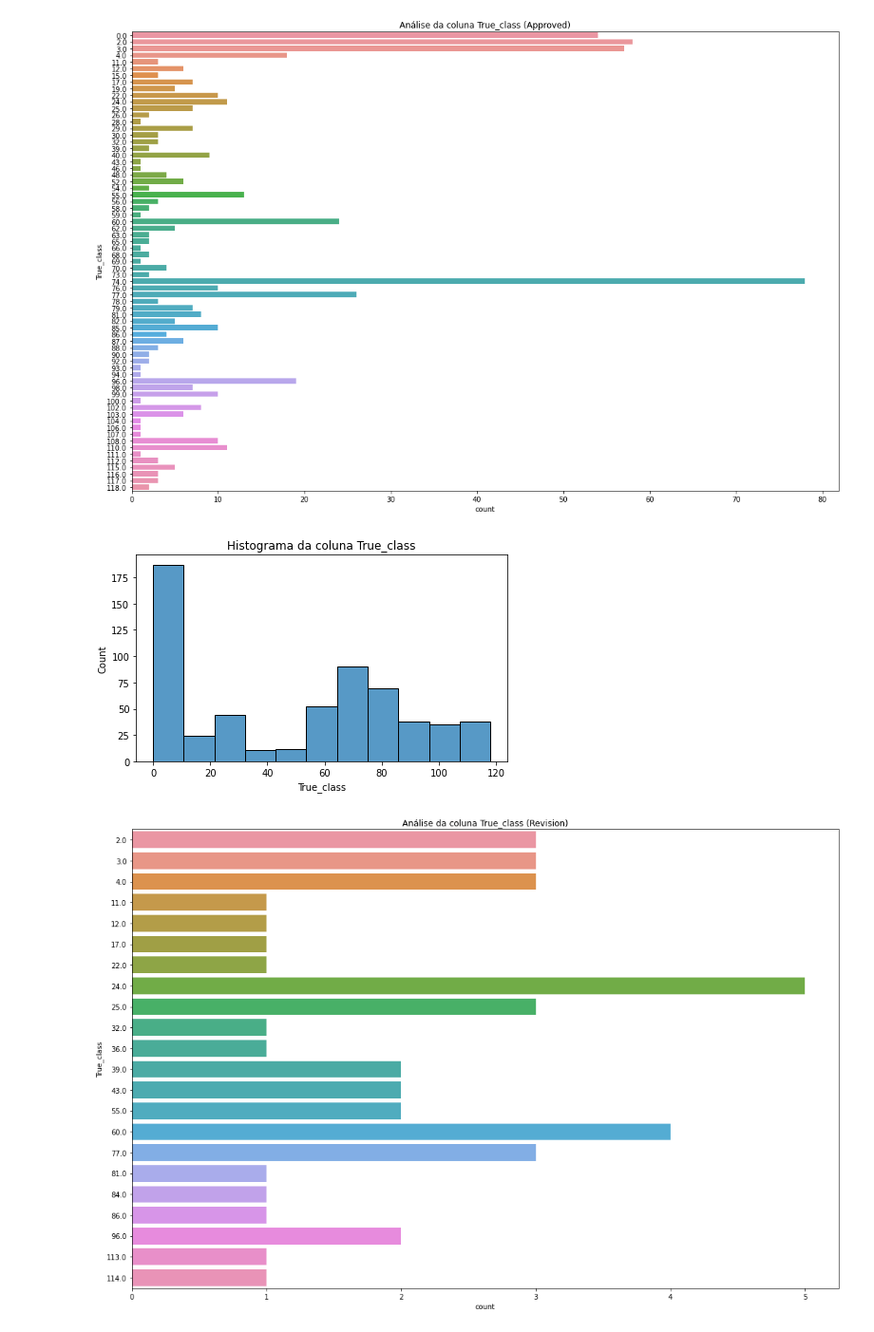
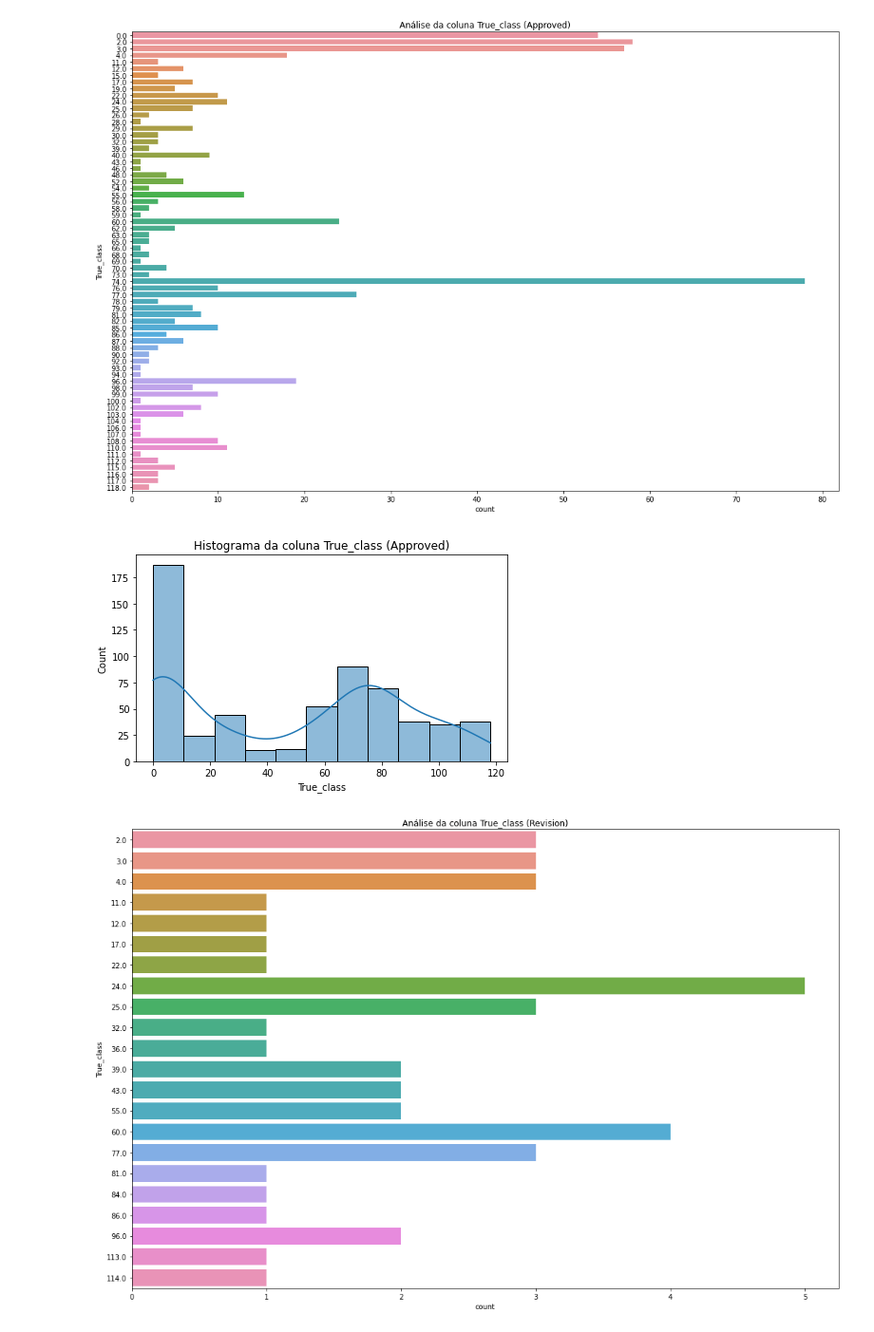
Before and after one commit to rafaelgreca/teste-smarkio-dsml, a Jupyter notebook: main.ipynb, the cells around one changed output. Shown at 95% size. Cells and saved outputs as stored; diff of their text form; code cells hidden in the pictures.

```diff
--- a/main.ipynb
+++ b/main.ipynb
@@ -190,18 +194,18 @@ fig.savefig('images/analise_true_class.png')
 # %%
 #analisando o histograma da coluna 'True_class'
 fig = plt.figure(figsize=(7, 4))
-plt.title('Histograma da coluna True_class')
-sns.histplot(dados_analise_ml_semnull_approved['True_class'])
+plt.title('Histograma da coluna True_class (Approved)')
+sns.histplot(dados_analise_ml_semnull_approved['True_class'], kde=True)
 fig.savefig('images/histograma_true_class.png')
 
 #através do gráfico anterior (countplot) e do histograma mostrado abaixo
 #podemos perceber que as classes não são uniformemente distribuída, pois temos
 #mais classes 0, 2, 3, 4, 60, 74 e 77 do que as demais. Principalmente a 74.
 
 #podemos perceber também que os dados tem uma forma parecida com a de
 # dados que são assimétrico para a esquerda (positivo)
 # %% [output]
-[figure, old version]
+[figure, new version]
 # %%
 #usaremos só os dados onde o status é 'revision'
 dados_analise_ml_semnull_revision = dados_analise_ml_semnull[dados_analise_ml_semnull['status'] == 'revision'].copy()
```
Also changed, not shown: parts of 11 cells of this notebook, 8 other files.
